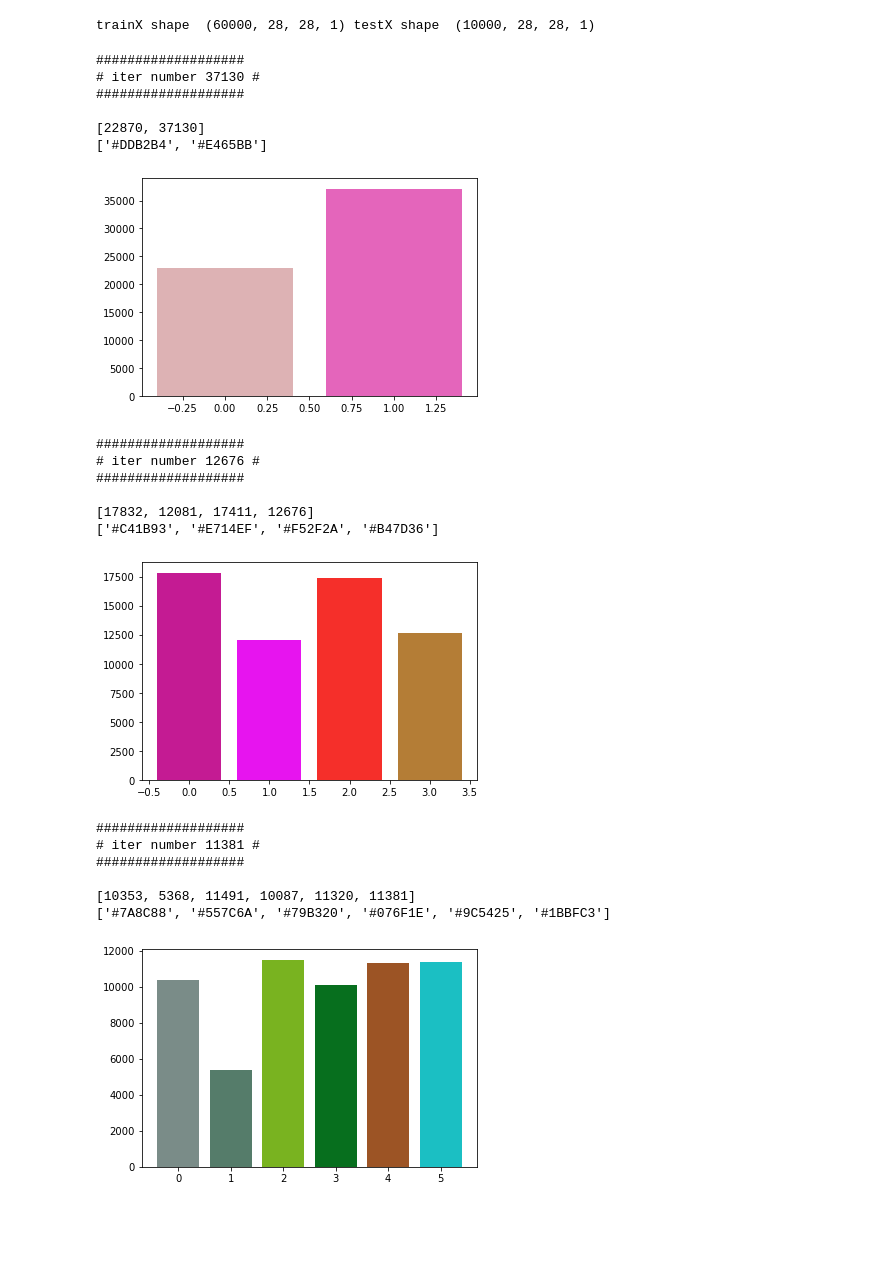
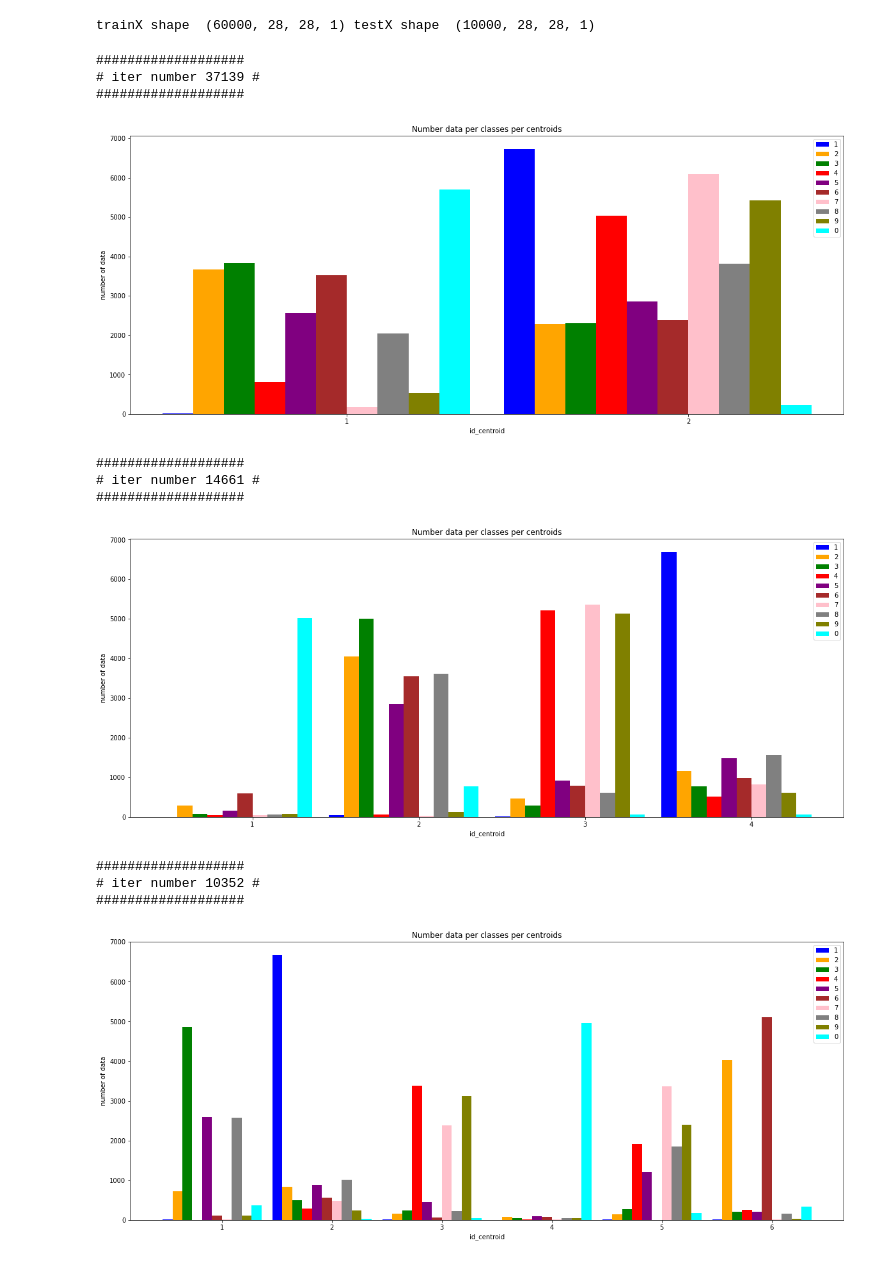
Before and after one commit to ESSAMAMI/Deep-Reinforcement-Learning, a Jupyter notebook: algos/K-means/kmeans_MNIST.ipynb, the cells around one changed output. Saved outputs shown, nothing was run; the diff lists cells and outputs as text; code cells hidden in the pictures; blank space fills up the shorter version.

Commit message:
add MNIST kmeans + AutoEncoder

```diff
--- a/algos/K-means/kmeans_MNIST.ipynb
+++ b/algos/K-means/kmeans_MNIST.ipynb
@@ -170,42 +203,33 @@ class myKmeans:
 # %%
-test1 = myKmeans(nb_clusters=2,tol=0.00001)
-#test2 = myKmeans(nb_clusters=4,tol=0.00001)
-test3 = myKmeans(nb_clusters=6,tol=0.00001)
-# test4 = myKmeans(nb_clusters=8,tol=0.00001)
-test5 = myKmeans(nb_clusters=10,max_iter=500,tol=0.00001)
-# test6 = myKmeans(nb_clusters=12,max_iter=500,tol=0.00001)
-# test7 = myKmeans(nb_clusters=15,max_iter=500,tol=0.00001)
-# test8 = myKmeans(nb_clusters=18,max_iter=500,tol=0.00001)
-test9 = myKmeans(nb_clusters=20,max_iter=500,tol=0.00001)
+test1 = myKmeans(nb_centroids=2,tol=0.00001)
+test2 = myKmeans(nb_centroids=4,tol=0.00001)
+test3 = myKmeans(nb_centroids=6,tol=0.00001)
+test4 = myKmeans(nb_centroids=8,tol=0.00001)
+test5 = myKmeans(nb_centroids=10,max_iter=500,tol=0.00001)
+test6 = myKmeans(nb_centroids=12,max_iter=500,tol=0.00001)
+test7 = myKmeans(nb_centroids=15,max_iter=500,tol=0.00001)
+test8 = myKmeans(nb_centroids=18,max_iter=500,tol=0.00001)
+test9 = myKmeans(nb_centroids=20,max_iter=500,tol=0.00001)
 # %%
-test1.fit(trainX)
-test2.fit(trainX)
-test3.fit(trainX)
-test4.fit(trainX)
-test5.fit(trainX)
-test6.fit(trainX)
-test7.fit(trainX)
-test8.fit(trainX)
-test9.fit(trainX)
+test1.fit(trainX,trainY)
+test2.fit(trainX,trainY)
+test3.fit(trainX,trainY)
+test4.fit(trainX,trainY)
+test5.fit(trainX,trainY)
+test6.fit(trainX,trainY)
+test7.fit(trainX,trainY)
+test8.fit(trainX,trainY)
+test9.fit(trainX,trainY)
 # %% [output]
 ###################
-# iter number 37130 #
+# iter number 37139 #
 ###################
-
-[22870, 37130]
-['#DDB2B4', '#E465BB']
-[figure, old version]
+[figure, new version]
 ###################
-# iter number 12676 #
+# iter number 14661 #
 ###################
-
-[17832, 12081, 17411, 12676]
-['#C41B93', '#E714EF', '#F52F2A', '#B47D36']
-[figure, old version]
+[figure, new version]
 ###################
-# iter number 11381 #
+# iter number 10352 #
 ###################
-
-[10353, 5368, 11491, 10087, 11320, 11381]
-['#7A8C88', '#557C6A', '#79B320', '#076F1E', '#9C5425', '#1BBFC3']
-[figure, old version]
+[figure, new version]
```
Also changed, not shown: parts of 4 cells of this notebook.
